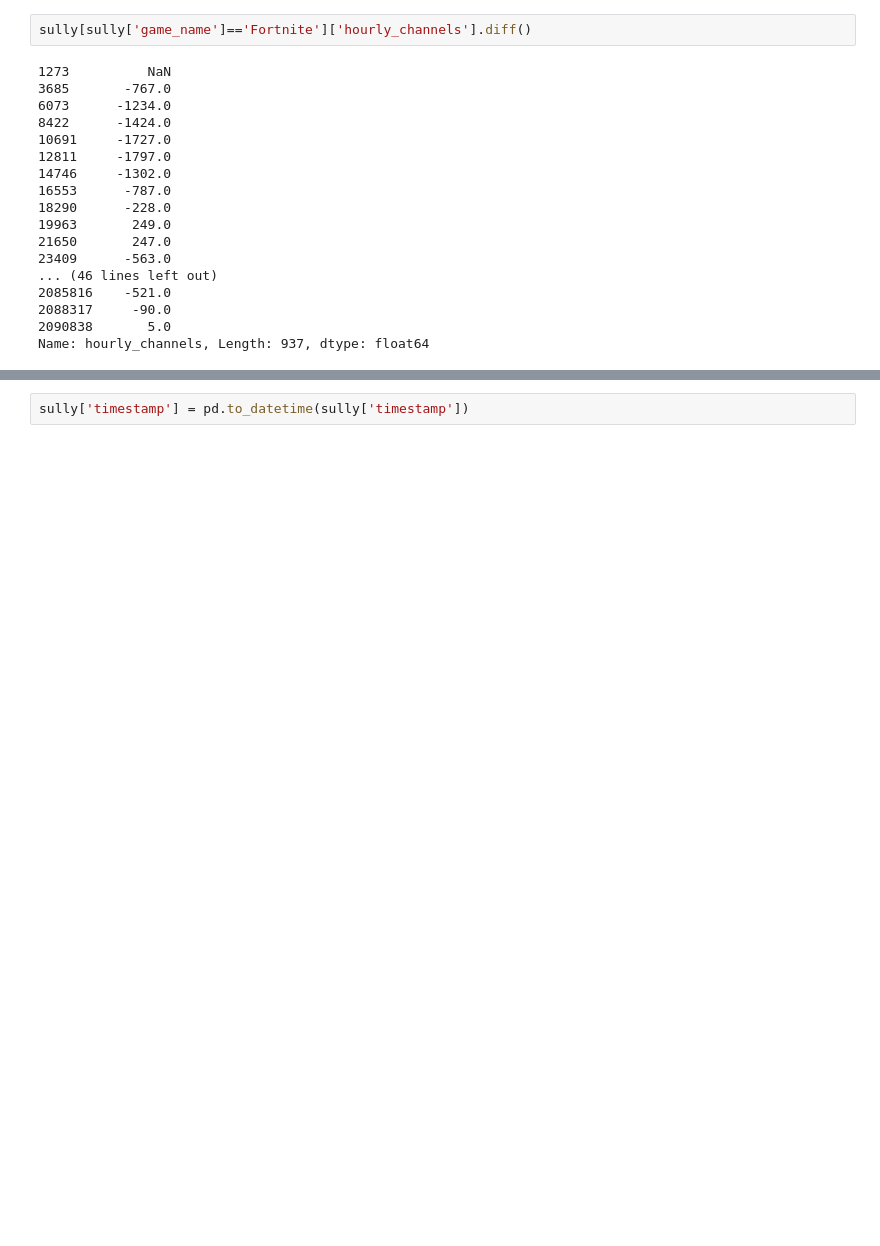
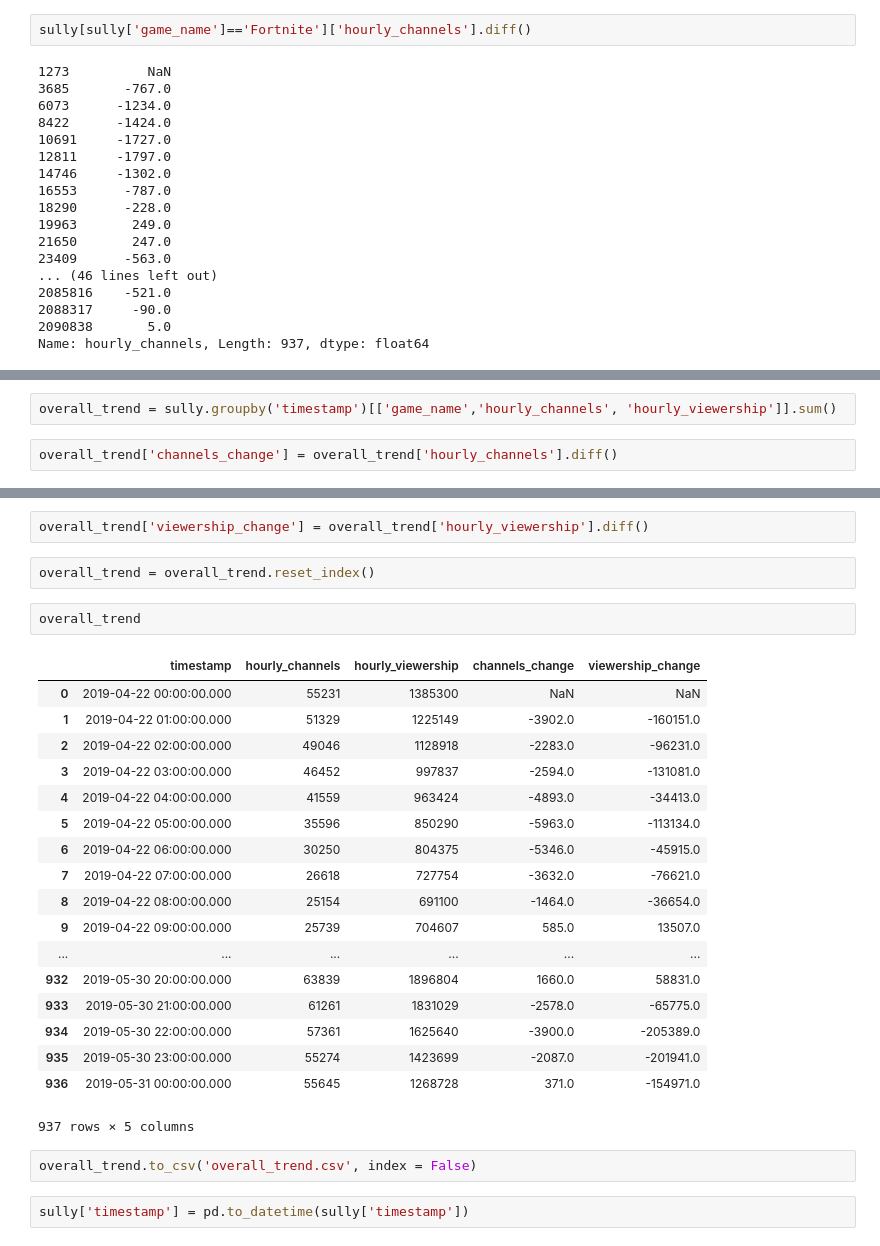
Before and after one commit to natashaborders-zz/Twitch_Streamers_Recommender, a Jupyter notebook: Exploratory_Data_Analysis/Sully_Data_EDA.ipynb, the cells around one changed output, grey strips where cells are left out. Cells and saved outputs as stored; diff of their text form; blank space fills up the shorter version.

```diff
--- a/Exploratory_Data_Analysis/Sully_Data_EDA.ipynb
+++ b/Exploratory_Data_Analysis/Sully_Data_EDA.ipynb
@@ -69,0 +70,4 @@ sully.describe()
+# %%
+overall_trend = sully.groupby('timestamp')[['game_name','hourly_channels', 'hourly_viewership']].sum()
+# %%
+overall_trend['channels_change'] = overall_trend['hourly_channels'].diff()
@@ -70,3 +96,30 @@ sully.describe()
+# %%
+overall_trend['viewership_change'] = overall_trend['hourly_viewership'].diff()
+# %%
+overall_trend = overall_trend.reset_index()
+# %%
+overall_trend
+# %% [output]
+|  | timestamp | hourly_channels | hourly_viewership | channels_change | viewership_change |
+| 0 | 2019-04-22 00:00:00.000 | 55231 | 1385300 | NaN | NaN |
+| 1 | 2019-04-22 01:00:00.000 | 51329 | 1225149 | -3902.0 | -160151.0 |
+| 2 | 2019-04-22 02:00:00.000 | 49046 | 1128918 | -2283.0 | -96231.0 |
+| 3 | 2019-04-22 03:00:00.000 | 46452 | 997837 | -2594.0 | -131081.0 |
+| 4 | 2019-04-22 04:00:00.000 | 41559 | 963424 | -4893.0 | -34413.0 |
+| 5 | 2019-04-22 05:00:00.000 | 35596 | 850290 | -5963.0 | -113134.0 |
+| 6 | 2019-04-22 06:00:00.000 | 30250 | 804375 | -5346.0 | -45915.0 |
+| 7 | 2019-04-22 07:00:00.000 | 26618 | 727754 | -3632.0 | -76621.0 |
+| 8 | 2019-04-22 08:00:00.000 | 25154 | 691100 | -1464.0 | -36654.0 |
+| 9 | 2019-04-22 09:00:00.000 | 25739 | 704607 | 585.0 | 13507.0 |
+| ... | ... | ... | ... | ... | ... |
+| 932 | 2019-05-30 20:00:00.000 | 63839 | 1896804 | 1660.0 | 58831.0 |
+| 933 | 2019-05-30 21:00:00.000 | 61261 | 1831029 | -2578.0 | -65775.0 |
+| 934 | 2019-05-30 22:00:00.000 | 57361 | 1625640 | -3900.0 | -205389.0 |
+| 935 | 2019-05-30 23:00:00.000 | 55274 | 1423699 | -2087.0 | -201941.0 |
+| 936 | 2019-05-31 00:00:00.000 | 55645 | 1268728 | 371.0 | -154971.0 |
+937 rows × 5 columns
+# %%
+overall_trend.to_csv('overall_trend.csv', index = False)
 # %%
 sully['timestamp'] = pd.to_datetime(sully['timestamp'])
 # %%
```
Also changed, not shown: parts of 2 cells of this notebook, 2 other files.
